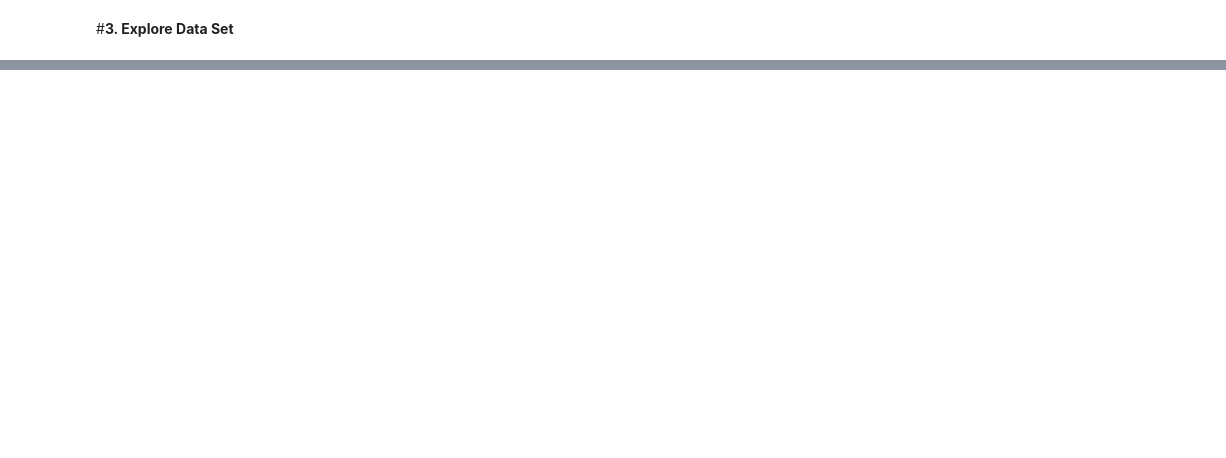
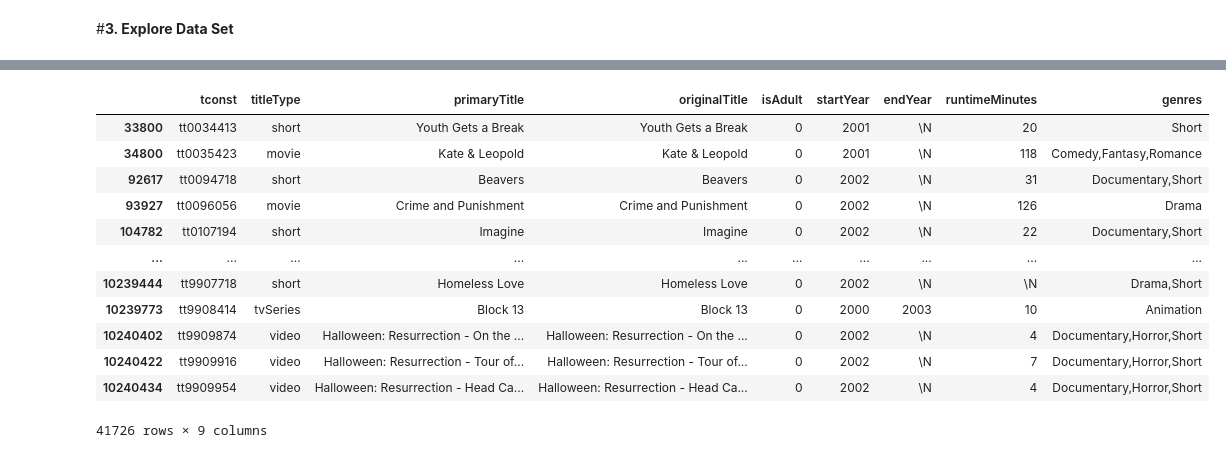
Before and after one commit to MrBCPT/DE_2023, a Jupyter notebook: Project_3_Part_1_(Core).ipynb, the cells around one changed output, grey strips where cells are left out. Cells and saved outputs as stored; diff of their text form; code cells hidden in the pictures; blank space fills up the shorter version.

```diff
--- a/Project_3_Part_1_(Core).ipynb
+++ b/Project_3_Part_1_(Core).ipynb
@@ -332,0 +182,4 @@ plt.title(f"Type of work vs stroke", size=10, fontweight="black");
+# %%
+# Exclude movies that are included in the documentary category.
+is_documentary = basics['genres'].str.contains('documentary',case=False)
+basics = basics[~is_documentary]
@@ -332,0 +195,6 @@ plt.title(f"Type of work vs stroke", size=10, fontweight="black");
+# %%
+# Filter the basics table down to only include the US by using the filter akas dataframe
+is_us = (akas['region'] == 'US')
+akas = akas[is_us]
+keepers = (basics['tconst'].isin(akas['titleId']))
+keepers
@@ -332,0 +214,17 @@ plt.title(f"Type of work vs stroke", size=10, fontweight="black");
+# %%
+basics = basics[keepers]
+basics
+# %% [output]
+|  | tconst | titleType | primaryTitle | originalTitle | isAdult | startYear | endYear | runtimeMinutes | genres |
+| 33800 | tt0034413 | short | Youth Gets a Break | Youth Gets a Break | 0 | 2001 | \N | 20 | Short |
+| 34800 | tt0035423 | movie | Kate & Leopold | Kate & Leopold | 0 | 2001 | \N | 118 | Comedy,Fantasy,Romance |
+| 92617 | tt0094718 | short | Beavers | Beavers | 0 | 2002 | \N | 31 | Documentary,Short |
+| 93927 | tt0096056 | movie | Crime and Punishment | Crime and Punishment | 0 | 2002 | \N | 126 | Drama |
+| 104782 | tt0107194 | short | Imagine | Imagine | 0 | 2002 | \N | 22 | Documentary,Short |
+| ... | ... | ... | ... | ... | ... | ... | ... | ... | ... |
+| 10239444 | tt9907718 | short | Homeless Love | Homeless Love | 0 | 2002 | \N | \N | Drama,Short |
+| 10239773 | tt9908414 | tvSeries | Block 13 | Block 13 | 0 | 2000 | 2003 | 10 | Animation |
+| 10240402 | tt9909874 | video | Halloween: Resurrection - On the ... | Halloween: Resurrection - On the ... | 0 | 2002 | \N | 4 | Documentary,Horror,Short |
+| 10240422 | tt9909916 | video | Halloween: Resurrection - Tour of... | Halloween: Resurrection - Tour of... | 0 | 2002 | \N | 7 | Documentary,Horror,Short |
+| 10240434 | tt9909954 | video | Halloween: Resurrection - Head Ca... | Halloween: Resurrection - Head Ca... | 0 | 2002 | \N | 4 | Documentary,Horror,Short |
+41726 rows × 9 columns
```
Also changed, not shown: parts of 80 cells of this notebook, 3 other files.
